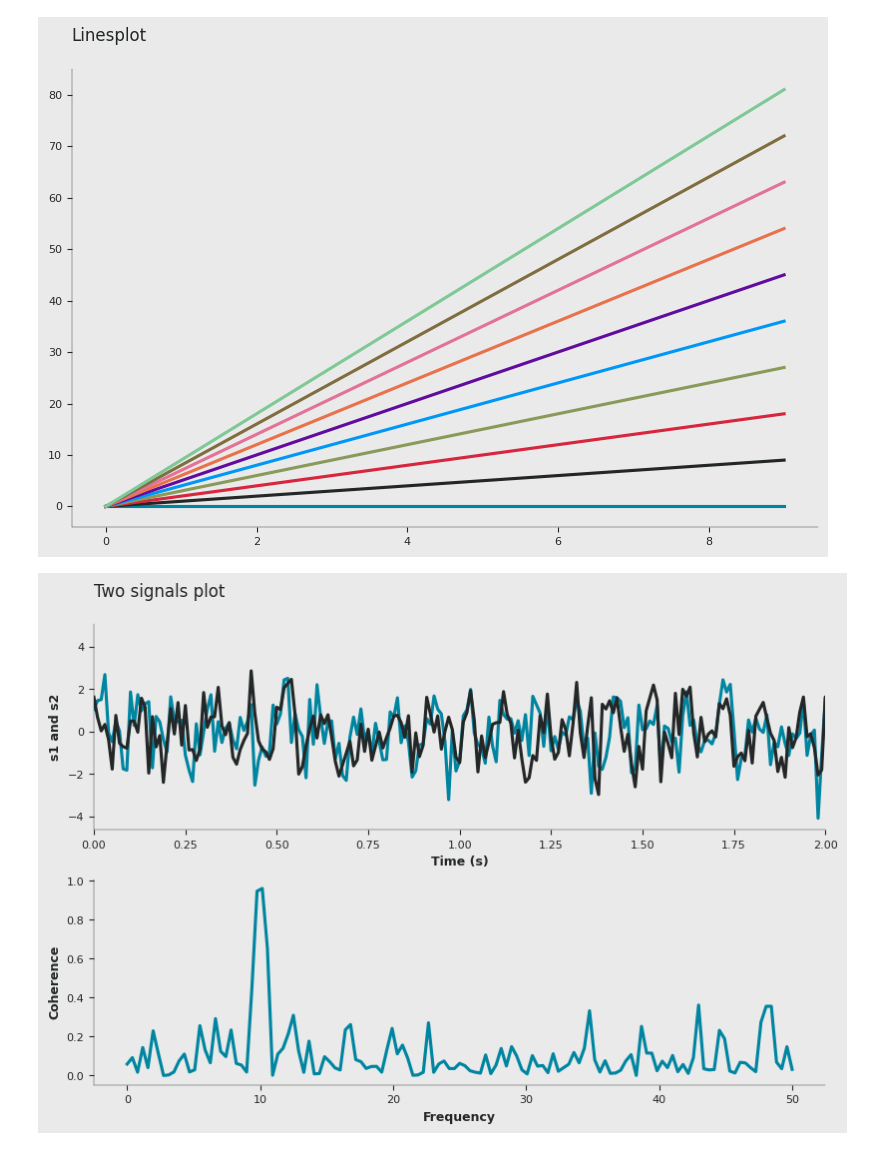
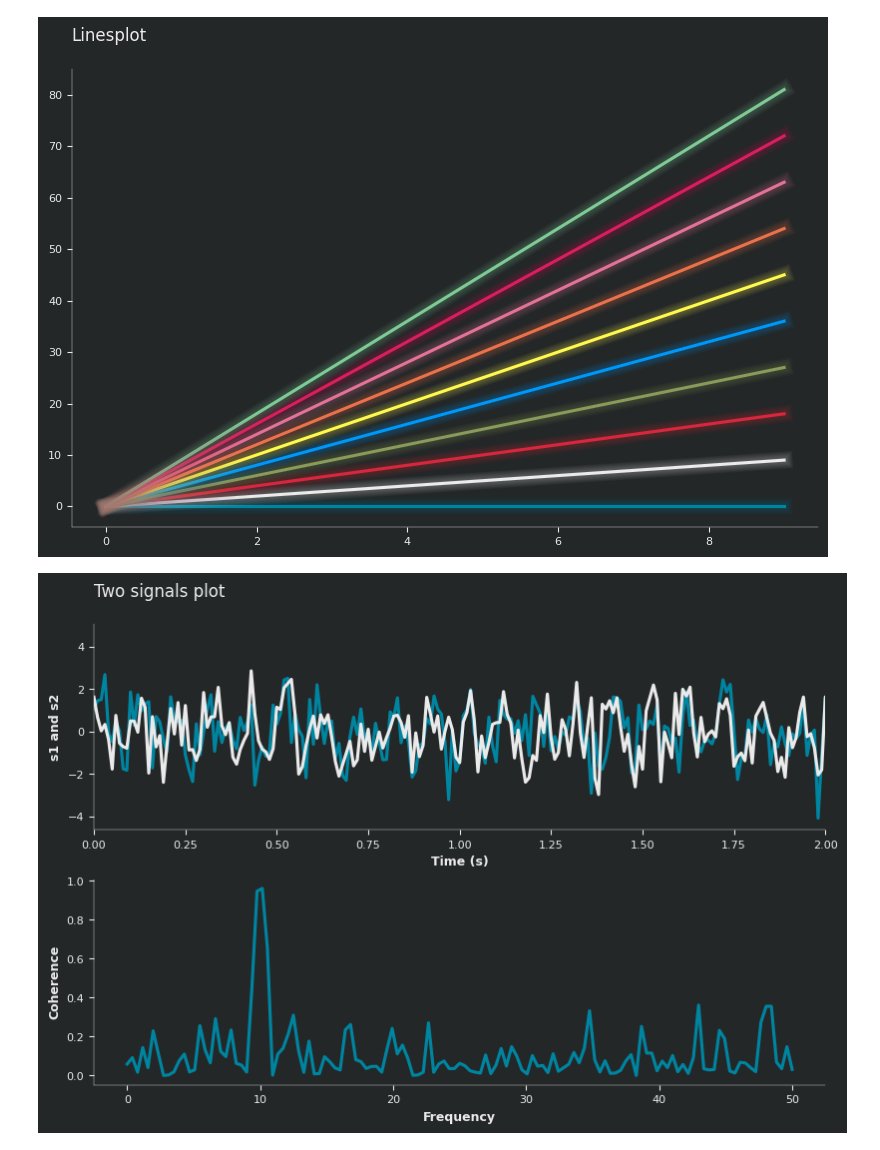
Before and after one commit to carminemnc/utils, a Jupyter notebook: style.ipynb, the cells around one changed output. Saved outputs shown, nothing was run; the diff lists cells and outputs as text; code cells hidden in the pictures.

```diff
--- a/style.ipynb
+++ b/style.ipynb
@@ -1,20 +1,21 @@
 # %%
 import matplotlib.pyplot as plt
 import numpy as np
 import mplcyberpunk
 import pandas as pd
 import seaborn as sns
-plt.style.use('light-theme.mplstyle')
+plt.style.use('dark-theme.mplstyle')
 penguins = sns.load_dataset("penguins")
 
 x = np.arange(10)
 
 for i in range(10):
     plt.plot(x,i*x)
+mplcyberpunk.make_lines_glow() # glow effect
 plt.title('Linesplot')
 plt.show()
 # %% [output]
-[figure, old version]
+[figure, new version]
 # %%
 # Fixing random state for reproducibility
 np.random.seed(19680801)
@@ -43,7 +44,7 @@ axs[1].grid(False)
 
 plt.show()
 # %% [output]
-[figure, old version]
+[figure, new version]
 # %%
 sns.histplot(data=penguins, x="flipper_length_mm", hue="species", multiple="stack")
 plt.title('Seaborn hist plot')
```
Also changed, not shown: parts of 7 cells of this notebook.
